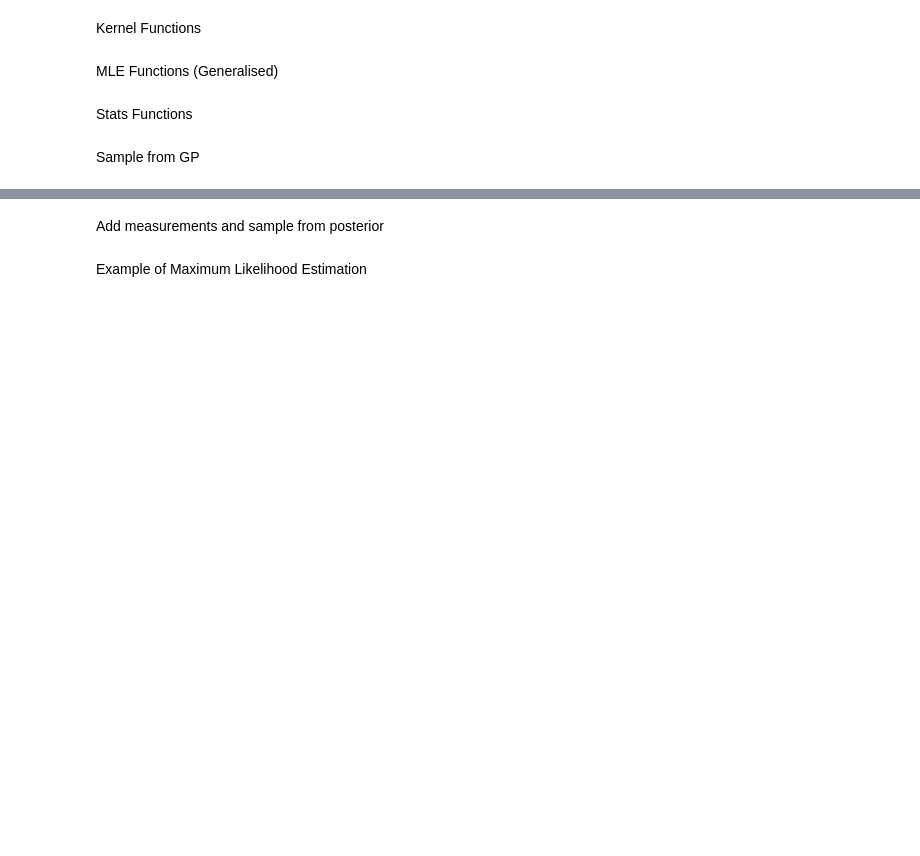
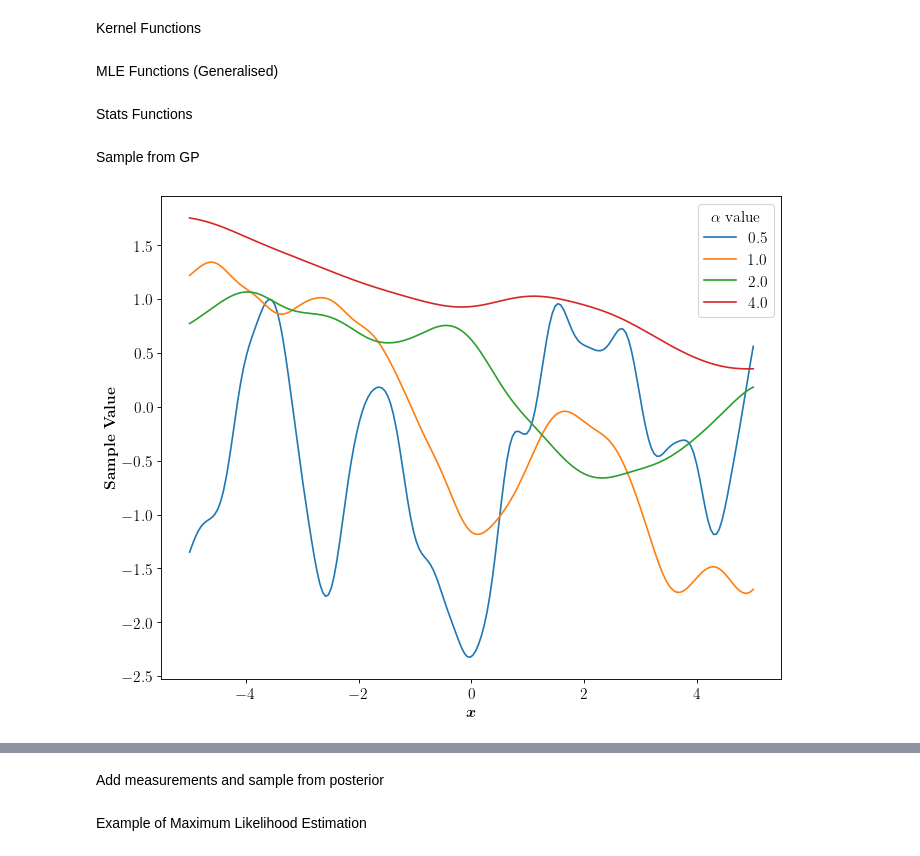
Before and after one commit to sooogzzz/GPnotebook, a Jupyter notebook: refractored_code.ipynb, the cells around one changed output, grey strips where cells are left out. Drawn from its saved outputs; the diff is of its cells as text; code cells hidden in the pictures; blank space fills up the shorter version.

```diff
--- a/refractored_code.ipynb
+++ b/refractored_code.ipynb
@@ -461,6 +461,31 @@ def GPpred(K_func,hyps,x,y,x_pred):
     return pred, std
 # %% [markdown]
 Sample from GP
+# %%
+n = 200
+xmin = -5
+xmax = 5
+x = np.linspace(xmin,xmax,n).reshape(-1,1)
+
+# define hyps
+a = 1
+alphas = np.array([0.5,1,2,4])
+omegas = 1/alphas
+d = 1
+
+plt.figure(figsize=(10,8), dpi = 80)
+for i,omega in enumerate(omegas):
+    Kx = Krq([a,omega,d],x,x)
+    sqrtKx = np.real( la.sqrtm(Kx) )
+    y = (np.random.normal(0,1, (1,n)) @ sqrtKx).reshape(-1,1) # draw from gp
+    plt.plot(x,y, label = f'{alphas[i]}')
+
+plt.ylabel(r'\textbf{Sample Value}')
+plt.xlabel(r'\boldmath$x$')
+plt.legend(title = r'$\alpha$ value')
+plt.show()
+# %% [output]
+[figure, added]
 # %%
 n = 200
 xmin = -5
```
Also changed, not shown: parts of 3 cells of this notebook.
